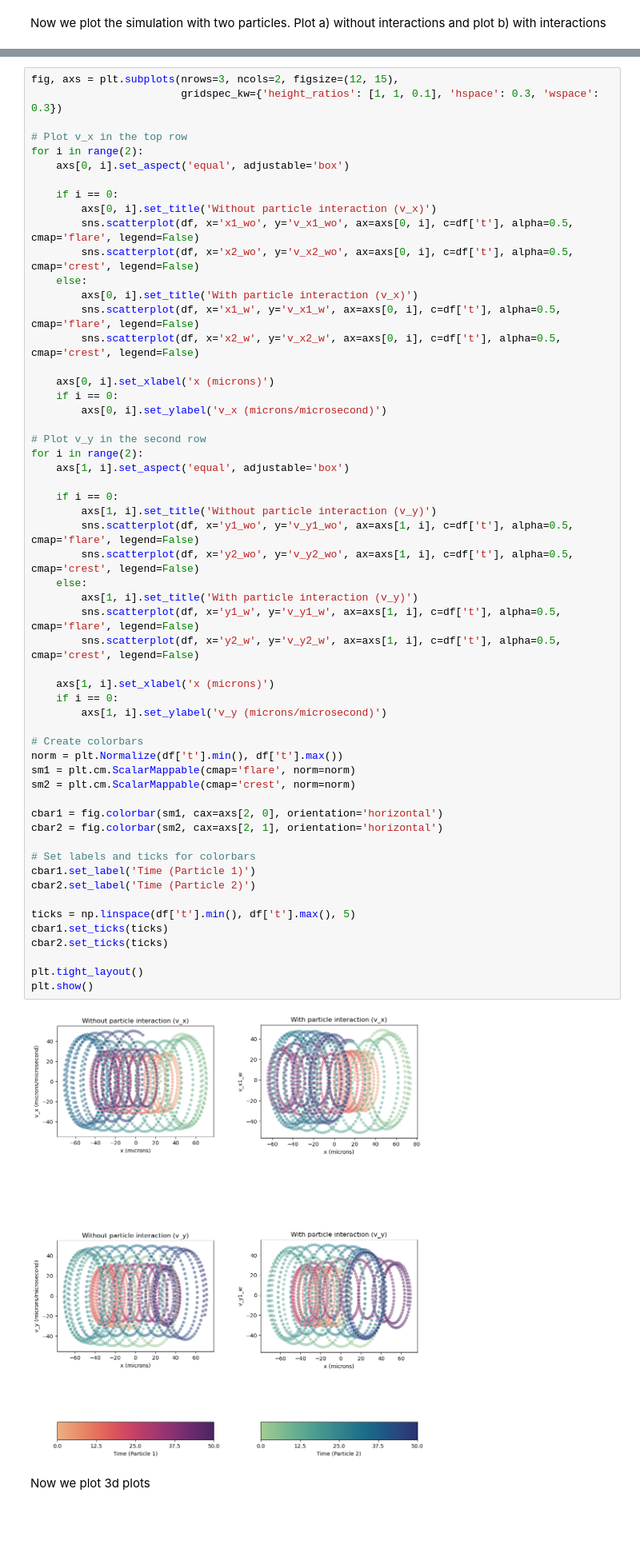
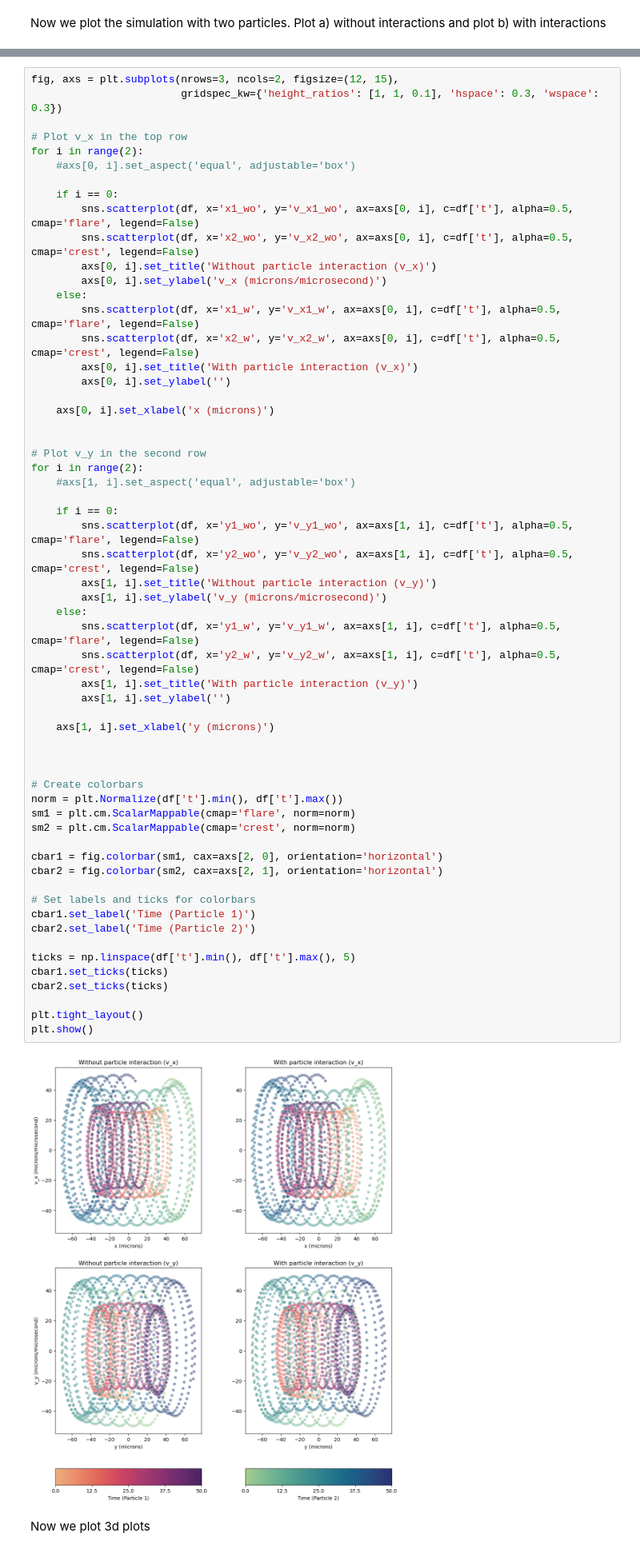
Before and after one commit to Johannesfjeldsaa/FYS3150_projects, a Jupyter notebook: Project3/solutions/plotting.ipynb, the cells around one changed output, grey strips where cells are left out. Shown at 80% size. Drawn from its saved outputs; the diff is of its cells as text; blank space fills up the shorter version.

```diff
--- a/Project3/solutions/plotting.ipynb
+++ b/Project3/solutions/plotting.ipynb
@@ -121,58 +121,61 @@ fig, axs = plt.subplots(nrows=3, ncols=2, figsize=(12, 15),
 
 # Plot v_x in the top row
 for i in range(2):
-    axs[0, i].set_aspect('equal', adjustable='box')
+    #axs[0, i].set_aspect('equal', adjustable='box')
 
     if i == 0:
-        axs[0, i].set_title('Without particle interaction (v_x)')
         sns.scatterplot(df, x='x1_wo', y='v_x1_wo', ax=axs[0, i], c=df['t'], alpha=0.5, cmap='flare', legend=False)
         sns.scatterplot(df, x='x2_wo', y='v_x2_wo', ax=axs[0, i], c=df['t'], alpha=0.5, cmap='crest', legend=False)
+        axs[0, i].set_title('Without particle interaction (v_x)')
+        axs[0, i].set_ylabel('v_x (microns/microsecond)')
     else:
-        axs[0, i].set_title('With particle interaction (v_x)')
         sns.scatterplot(df, x='x1_w', y='v_x1_w', ax=axs[0, i], c=df['t'], alpha=0.5, cmap='flare', legend=False)
         sns.scatterplot(df, x='x2_w', y='v_x2_w', ax=axs[0, i], c=df['t'], alpha=0.5, cmap='crest', legend=False)
+        axs[0, i].set_title('With particle interaction (v_x)')
+        axs[0, i].set_ylabel('')
 
     axs[0, i].set_xlabel('x (microns)')
-    if i == 0:
-        axs[0, i].set_ylabel('v_x (microns/microsecond)')
+
 
 # Plot v_y in the second row
 for i in range(2):
-    axs[1, i].set_aspect('equal', adjustable='box')
+    #axs[1, i].set_aspect('equal', adjustable='box')
 
     if i == 0:
-        axs[1, i].set_title('Without particle interaction (v_y)')
         sns.scatterplot(df, x='y1_wo', y='v_y1_wo', ax=axs[1, i], c=df['t'], alpha=0.5, cmap='flare', legend=False)
         sns.scatterplot(df, x='y2_wo', y='v_y2_wo', ax=axs[1, i], c=df['t'], alpha=0.5, cmap='crest', legend=False)
+        axs[1, i].set_title('Without particle interaction (v_y)')
+        axs[1, i].set_ylabel('v_y (microns/microsecond)')
     else:
-        axs[1, i].set_title('With particle interaction (v_y)')
         sns.scatterplot(df, x='y1_w', y='v_y1_w', ax=axs[1, i], c=df['t'], alpha=0.5, cmap='flare', legend=False)
         sns.scatterplot(df, x='y2_w', y='v_y2_w', ax=axs[1, i], c=df['t'], alpha=0.5, cmap='crest', legend=False)
+        axs[1, i].set_title('With particle interaction (v_y)')
+        axs[1, i].set_ylabel('')
 
-    axs[1, i].set_xlabel('x (microns)')
-    if i == 0:
-        axs[1, i].set_ylabel('v_y (microns/microsecond)')
+    axs[1, i].set_xlabel('y (microns)')
+
+
 
 # Create colorbars
 norm = plt.Normalize(df['t'].min(), df['t'].max())
 sm1 = plt.cm.ScalarMappable(cmap='flare', norm=norm)
 sm2 = plt.cm.ScalarMappable(cmap='crest', norm=norm)
 
 cbar1 = fig.colorbar(sm1, cax=axs[2, 0], orientation='horizontal')
 cbar2 = fig.colorbar(sm2, cax=axs[2, 1], orientation='horizontal')
 
 # Set labels and ticks for colorbars
 cbar1.set_label('Time (Particle 1)')
 cbar2.set_label('Time (Particle 2)')
 
 ticks = np.linspace(df['t'].min(), df['t'].max(), 5)
 cbar1.set_ticks(ticks)
 cbar2.set_ticks(ticks)
 
 plt.tight_layout()
 plt.show()
 # %% [output]
-[figure, old version]
+[figure, new version]
 # %% [markdown]
 Now we plot 3d plots
 # %%
```
Also changed, not shown: parts of 12 cells of this notebook, 6 other files.
